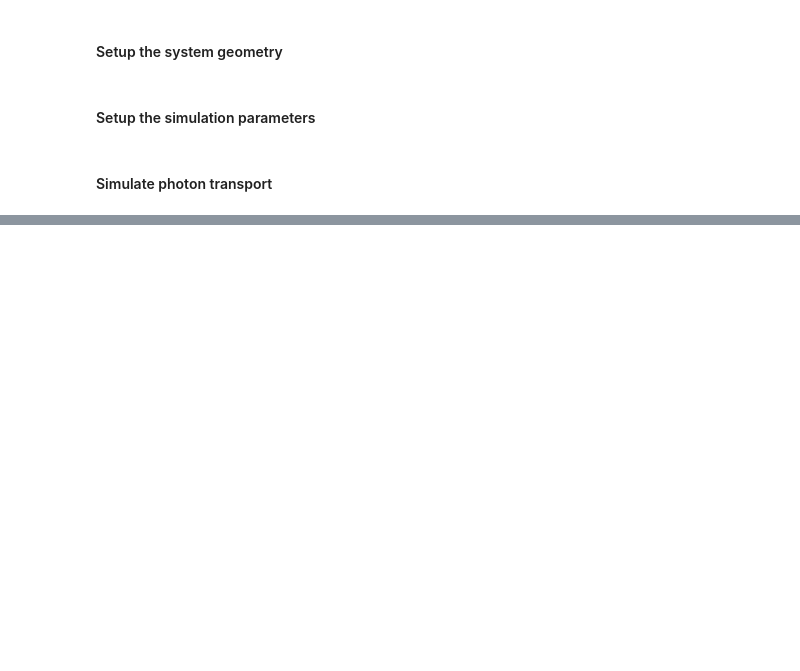
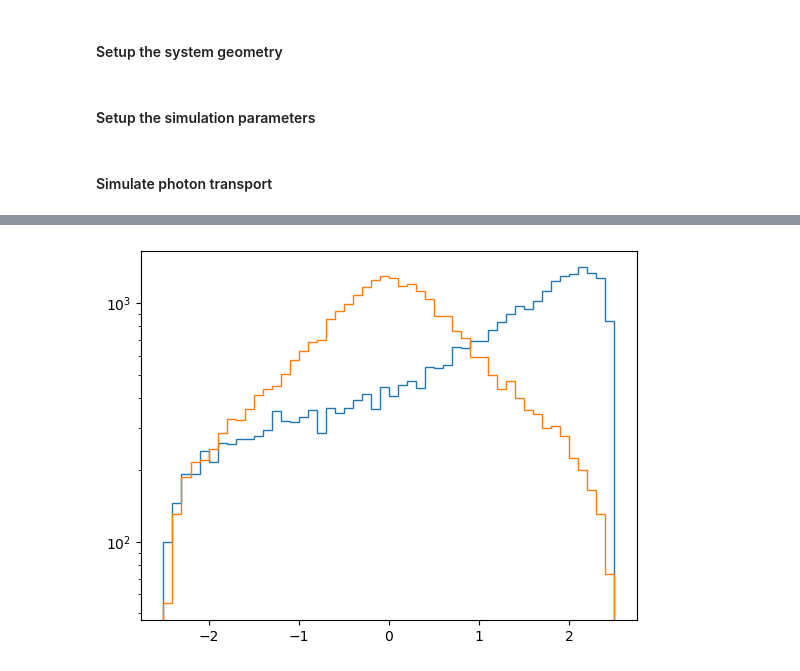
Before and after one commit to acolijn/OptoSim, a Jupyter notebook: notebook/PropagationVerification.ipynb, the cells around one changed output, grey strips where cells are left out. Cells and saved outputs as stored; diff of their text form; code cells hidden in the pictures; blank space fills up the shorter version.

```diff
--- a/notebook/PropagationVerification.ipynb
+++ b/notebook/PropagationVerification.ipynb
@@ -89,0 +94,8 @@ plt.yscale('log')
+# %%
+plt.hist(xt,bins=50,range=(-2.5,2.5), histtype='step')
+plt.hist(yt,bins=50,range=(-2.5,2.5), histtype='step')
+
+
+plt.yscale('log')
+# %% [output]
+[figure, added]
```
Also changed, not shown: parts of 5 cells of this notebook, 8 other files.
